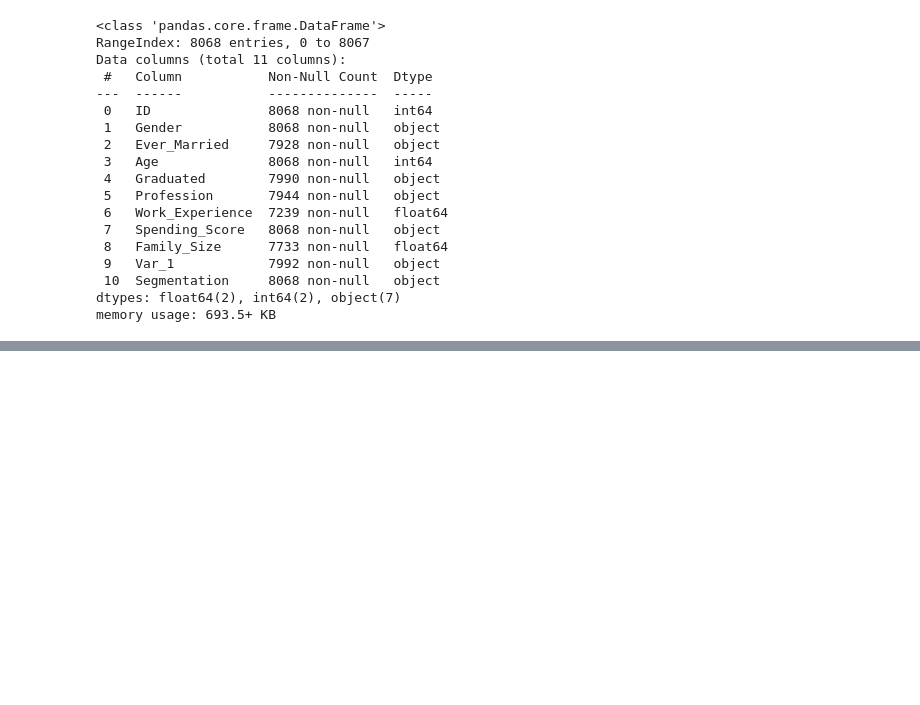
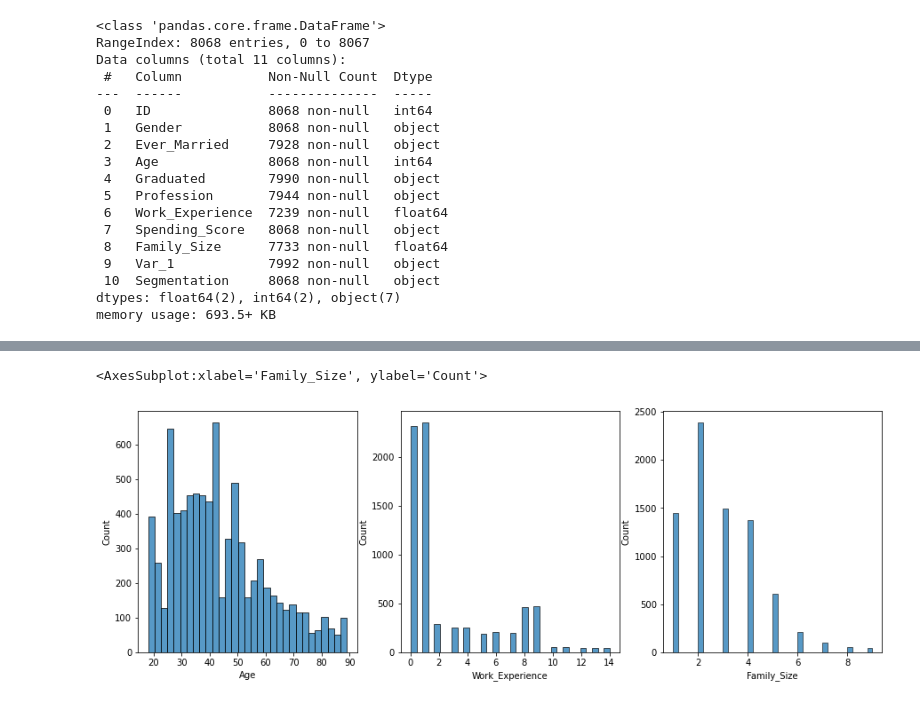
Before and after one commit to grappeefruitt/schulich_data_science, a Jupyter notebook: july 26.ipynb, the cells around one changed output, grey strips where cells are left out. Cells and saved outputs as stored; diff of their text form; code cells hidden in the pictures; blank space fills up the shorter version.

```diff
--- a/july 26.ipynb
+++ b/july 26.ipynb
@@ -50,0 +61,12 @@ df.describe(include='all')
+# %%
+#check continuous variable first, age, work experience, family size
+import matplotlib.pyplot as plt
+
+fig, (ax1, ax2, ax3) = plt.subplots(1,3,figsize=(15,5))
+
+sns.histplot(df['Age'], ax=ax1)
+sns.histplot(df['Work_Experience'], ax=ax2)
+sns.histplot(df['Family_Size'], ax=ax3)
+# %% [output]
+<AxesSubplot:xlabel='Family_Size', ylabel='Count'>
+[figure, added]
```
Also changed, not shown: parts of 31 cells of this notebook, 1 other file.
